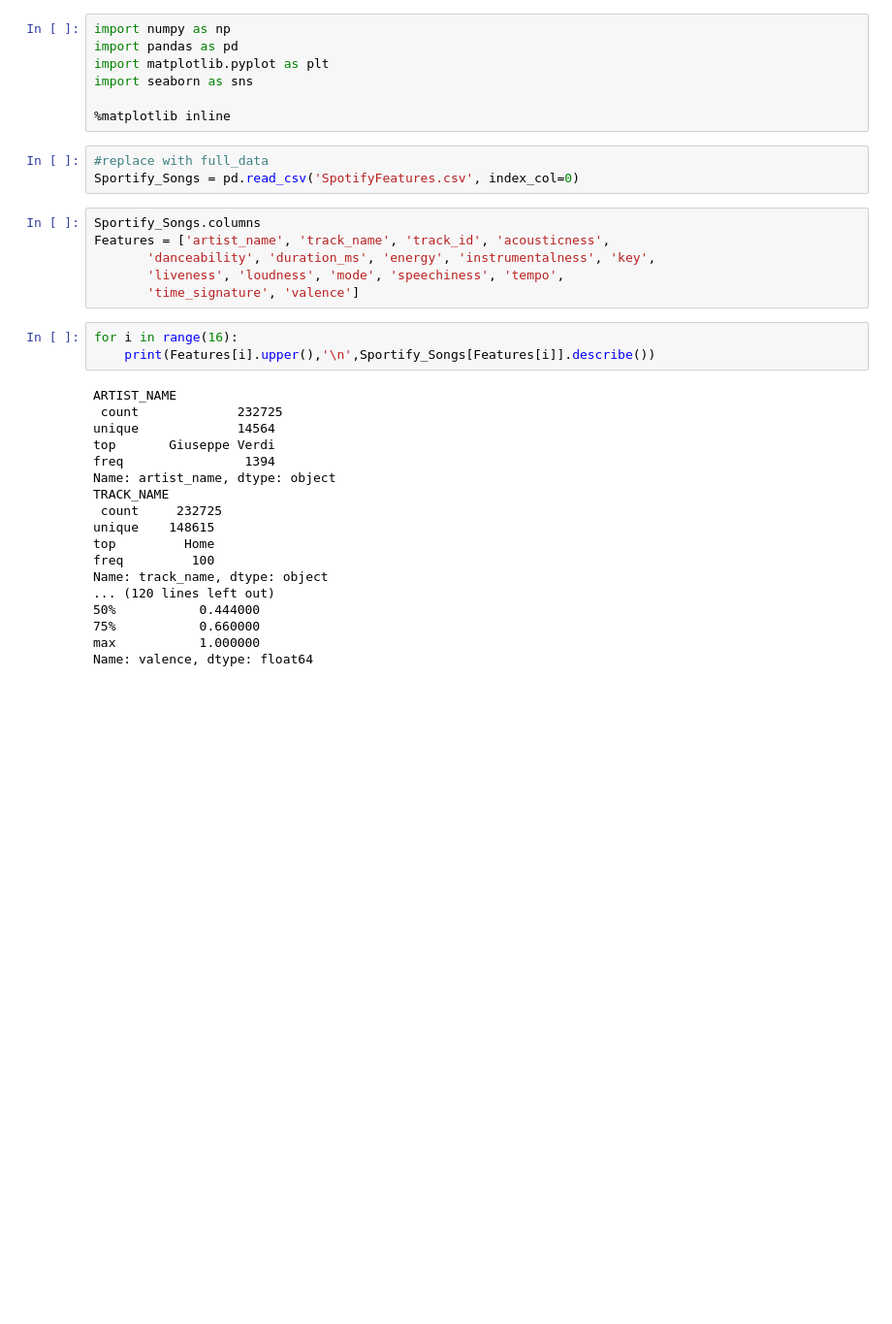
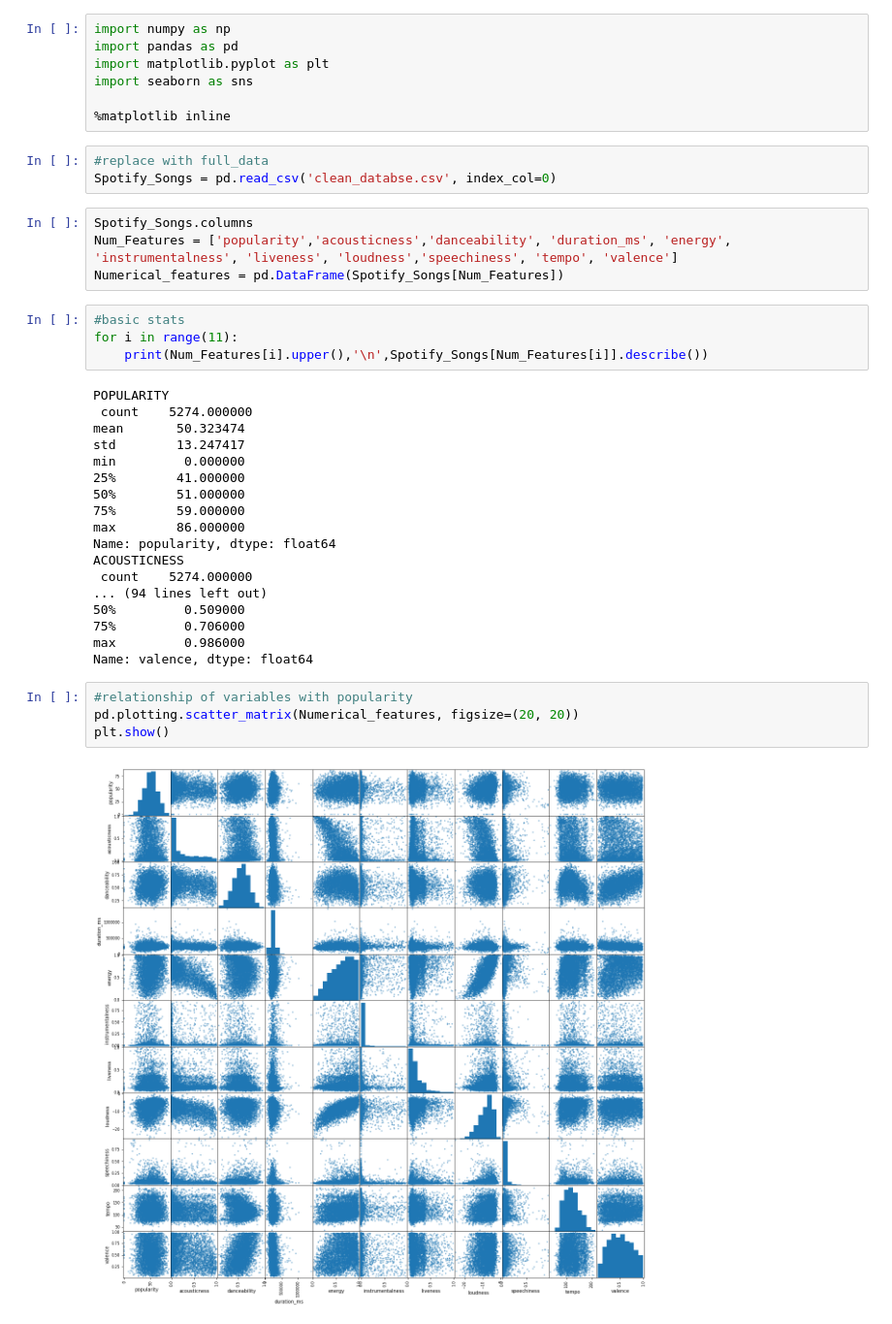
Before and after one commit to CCMM241/Machine_Learning_A3, a Jupyter notebook: Data exploring.ipynb, the cells around one changed output. Shown at 97% size. Drawn from its saved outputs; the diff is of its cells as text; blank space fills up the shorter version.

Commit message:
Add scatter & correlation matrix

```diff
--- a/Data exploring.ipynb
+++ b/Data exploring.ipynb
@@ -7,31 +7,36 @@ import seaborn as sns
 %matplotlib inline
 # %%
 #replace with full_data
-Sportify_Songs = pd.read_csv('SpotifyFeatures.csv', index_col=0)
+Spotify_Songs = pd.read_csv('clean_databse.csv', index_col=0)
 # %%
-Sportify_Songs.columns
-Features = ['artist_name', 'track_name', 'track_id', 'acousticness',
-       'danceability', 'duration_ms', 'energy', 'instrumentalness', 'key',
-       'liveness', 'loudness', 'mode', 'speechiness', 'tempo',
-       'time_signature', 'valence']
+Spotify_Songs.columns
+Num_Features = ['popularity','acousticness','danceability', 'duration_ms', 'energy', 'instrumentalness', 'liveness', 'loudness','speechiness', 'tempo', 'valence']
+Numerical_features = pd.DataFrame(Spotify_Songs[Num_Features])
 # %%
-for i in range(16):
-    print(Features[i].upper(),'\n',Sportify_Songs[Features[i]].describe())
+#basic stats
+for i in range(11):
+    print(Num_Features[i].upper(),'\n',Spotify_Songs[Num_Features[i]].describe())
 # %% [output]
-ARTIST_NAME
- count             232725
-unique             14564
-top       Giuseppe Verdi
-freq                1394
-Name: artist_name, dtype: object
-TRACK_NAME
- count     232725
-unique    148615
-top         Home
-freq         100
-Name: track_name, dtype: object
-... (120 lines left out)
-50%           0.444000
-75%           0.660000
-max           1.000000
+POPULARITY
+ count    5274.000000
+mean       50.323474
+std        13.247417
+min         0.000000
+25%        41.000000
+50%        51.000000
+75%        59.000000
+max        86.000000
+Name: popularity, dtype: float64
+ACOUSTICNESS
+ count    5274.000000
+... (94 lines left out)
+50%         0.509000
+75%         0.706000
+max         0.986000
 Name: valence, dtype: float64
+# %%
+#relationship of variables with popularity
+pd.plotting.scatter_matrix(Numerical_features, figsize=(20, 20))
+plt.show()
+# %% [output]
+[figure, added]
```
Also changed, not shown: parts of 1 cell of this notebook.
